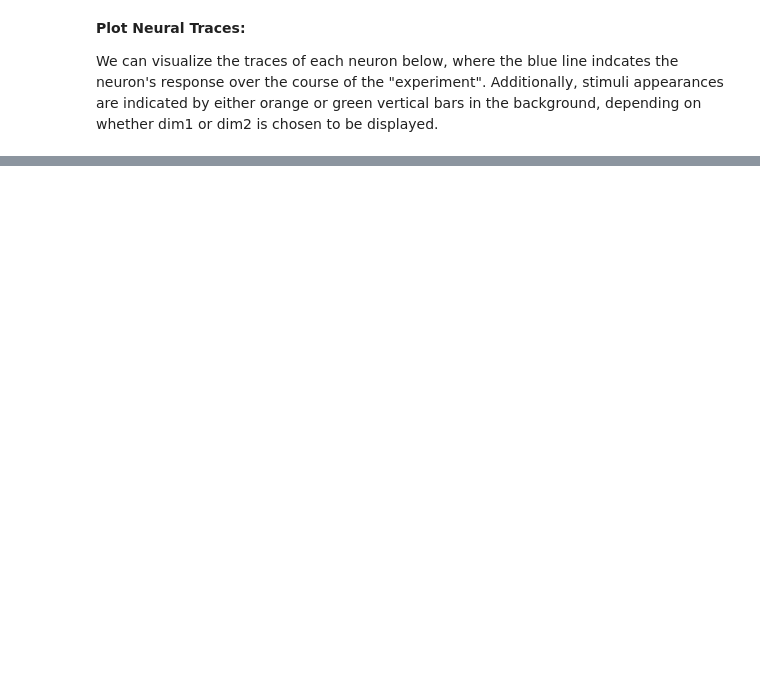
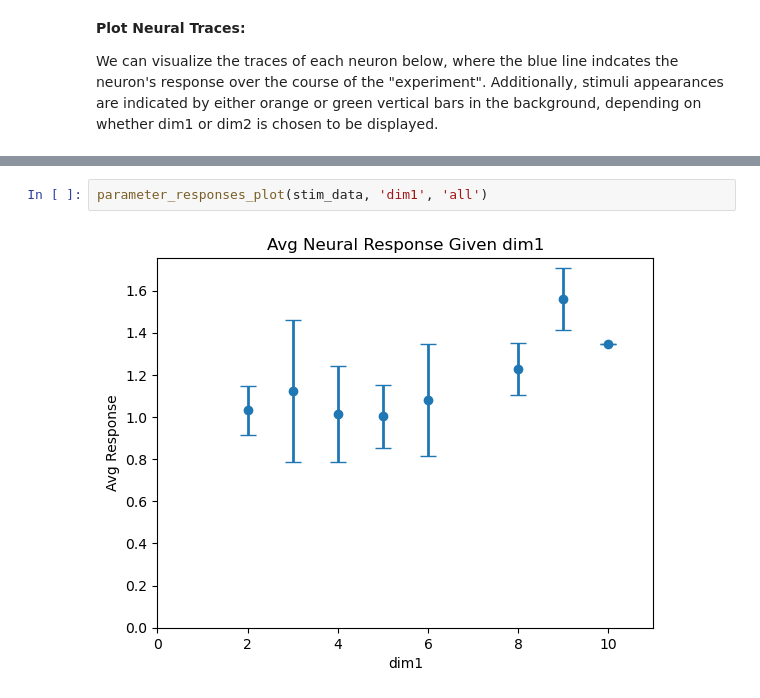
Before and after one commit to JoshuaGalla/VisSimData, a Jupyter notebook: analysis/sim_data_analysis.ipynb, the cells around one changed output, grey strips where cells are left out. Drawn from its saved outputs; the diff is of its cells as text; blank space fills up the shorter version.

```diff
--- a/analysis/sim_data_analysis.ipynb
+++ b/analysis/sim_data_analysis.ipynb
@@ -237,0 +614,4 @@ The section below aims to extract information regarding how specific values of d
+# %%
+parameter_responses_plot(stim_data, 'dim1', 'all')
+# %% [output]
+[figure, added]
```
Also changed, not shown: parts of 22 cells of this notebook.
